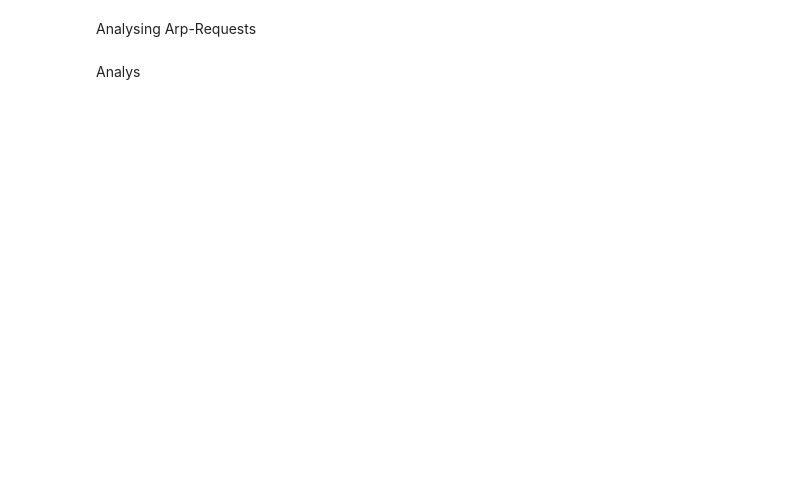
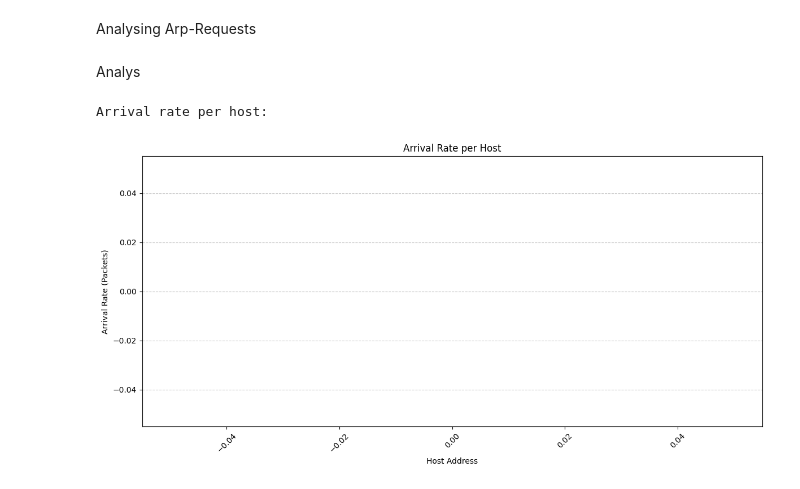
Before and after one commit to yusuferdemnacar/connected-mobility-basics-group-7, a Jupyter notebook: assignment-2/part2/analysis.ipynb, the cells around one changed output. Saved outputs shown, nothing was run; the diff lists cells and outputs as text; code cells hidden in the pictures; blank space fills up the shorter version.

```diff
--- a/assignment-2/part2/analysis.ipynb
+++ b/assignment-2/part2/analysis.ipynb
@@ -291,2 +408,35 @@ def packets_per_host(processed_packets:PacketList):
 # %%
-def chart_packets_over_time():
+def arravial_rate_per_host(processed_packets:PacketList):
+    host_arrival_rate = {}
+
+    for packet in processed_packets:
+        if packet.haslayer(Dot11):
+            src = packet[Dot11].addr2
+            if src not in host_arrival_rate:
+                host_arrival_rate[src] = 0
+            host_arrival_rate[src] += 1
+
+    return host_arrival_rate
+
+def plot_arrival_rate_per_host(arrival_rate: dict):
+    hosts = list(arrival_rate.keys())
+    rates = list(arrival_rate.values())
+
+    plt.figure(figsize=(12, 6))
+    plt.bar(hosts, rates, color='skyblue')
+    plt.xlabel('Host Address')
+    plt.ylabel('Arrival Rate (Packets)')
+    plt.title('Arrival Rate per Host')
+    plt.xticks(rotation=45)
+    plt.grid(axis='y', linestyle='--', alpha=0.7)
+    plt.tight_layout()
+    plt.show()
+
+arrival_rate = arravial_rate_per_host(processed_packets)
+print("Arrival rate per host:")
+for host, rate in arrival_rate.items():
+    print(f"{host}: {rate} packets")
+plot_arrival_rate_per_host(arrival_rate)
+# %% [output]
+Arrival rate per host:
+[figure, added]
```
Also changed, not shown: parts of 74 cells of this notebook, 53 other files.
